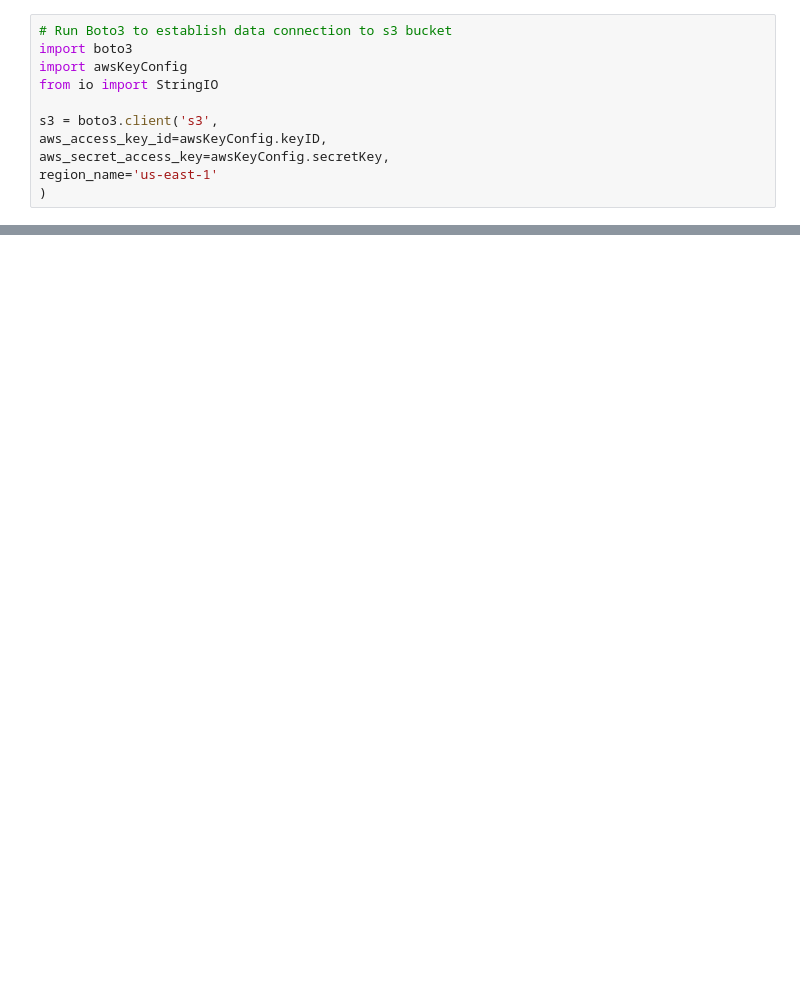
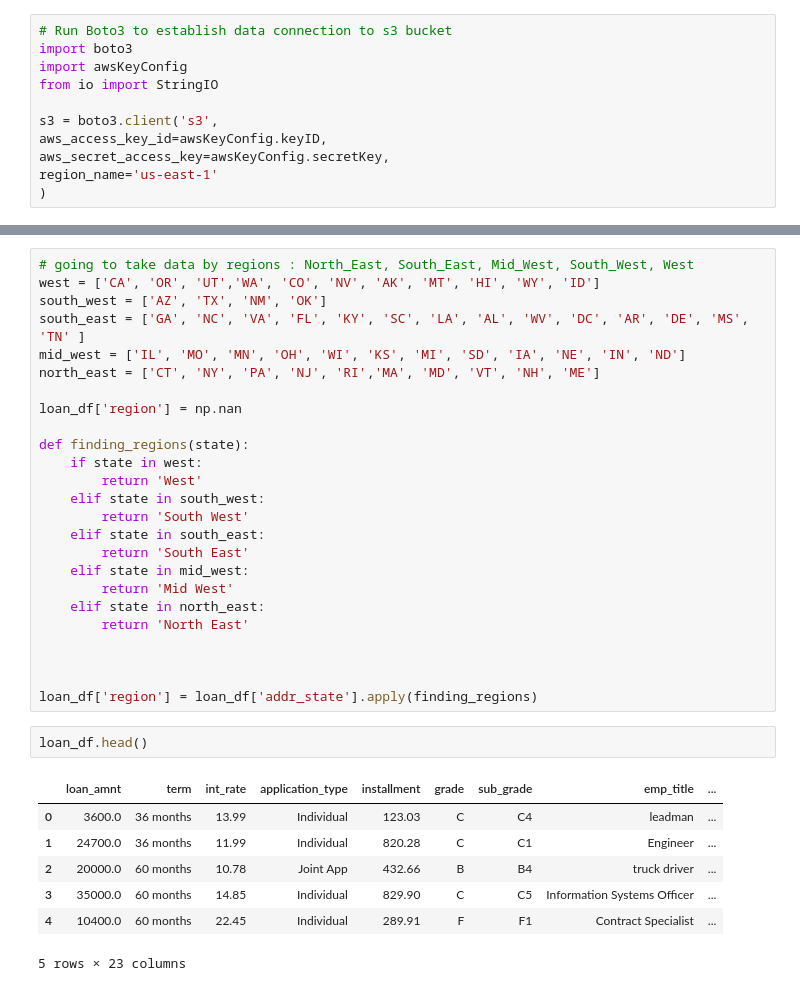
Before and after one commit to davisdw/Lending_Club_Loan_Prediction_Analysis, a Jupyter notebook: loan_prediction.ipynb, the cells around one changed output, grey strips where cells are left out. Saved outputs shown, nothing was run; the diff lists cells and outputs as text; blank space fills up the shorter version.

```diff
--- a/loan_prediction.ipynb
+++ b/loan_prediction.ipynb
@@ -97,0 +127,35 @@ policy_code 2
+# %%
+# going to take data by regions : North_East, South_East, Mid_West, South_West, West
+west = ['CA', 'OR', 'UT','WA', 'CO', 'NV', 'AK', 'MT', 'HI', 'WY', 'ID']
+south_west = ['AZ', 'TX', 'NM', 'OK']
+south_east = ['GA', 'NC', 'VA', 'FL', 'KY', 'SC', 'LA', 'AL', 'WV', 'DC', 'AR', 'DE', 'MS', 'TN' ]
+mid_west = ['IL', 'MO', 'MN', 'OH', 'WI', 'KS', 'MI', 'SD', 'IA', 'NE', 'IN', 'ND']
+north_east = ['CT', 'NY', 'PA', 'NJ', 'RI','MA', 'MD', 'VT', 'NH', 'ME']
+
+loan_df['region'] = np.nan
+
+def finding_regions(state):
+    if state in west:
+        return 'West'
+    elif state in south_west:
+        return 'South West'
+    elif state in south_east:
+        return 'South East'
+    elif state in mid_west:
+        return 'Mid West'
+    elif state in north_east:
+        return 'North East'
+
+
+
+loan_df['region'] = loan_df['addr_state'].apply(finding_regions)
+# %%
+loan_df.head()
+# %% [output]
+|  | loan_amnt | term | int_rate | application_type | installment | grade | sub_grade | emp_title | ... |
+| 0 | 3600.0 | 36 months | 13.99 | Individual | 123.03 | C | C4 | leadman | ... |
+| 1 | 24700.0 | 36 months | 11.99 | Individual | 820.28 | C | C1 | Engineer | ... |
+| 2 | 20000.0 | 60 months | 10.78 | Joint App | 432.66 | B | B4 | truck driver | ... |
+| 3 | 35000.0 | 60 months | 14.85 | Individual | 829.90 | C | C5 | Information Systems Officer | ... |
+| 4 | 10400.0 | 60 months | 22.45 | Individual | 289.91 | F | F1 | Contract Specialist | ... |
+5 rows × 23 columns
```
Also changed, not shown: parts of 15 cells of this notebook, 2 other files.
